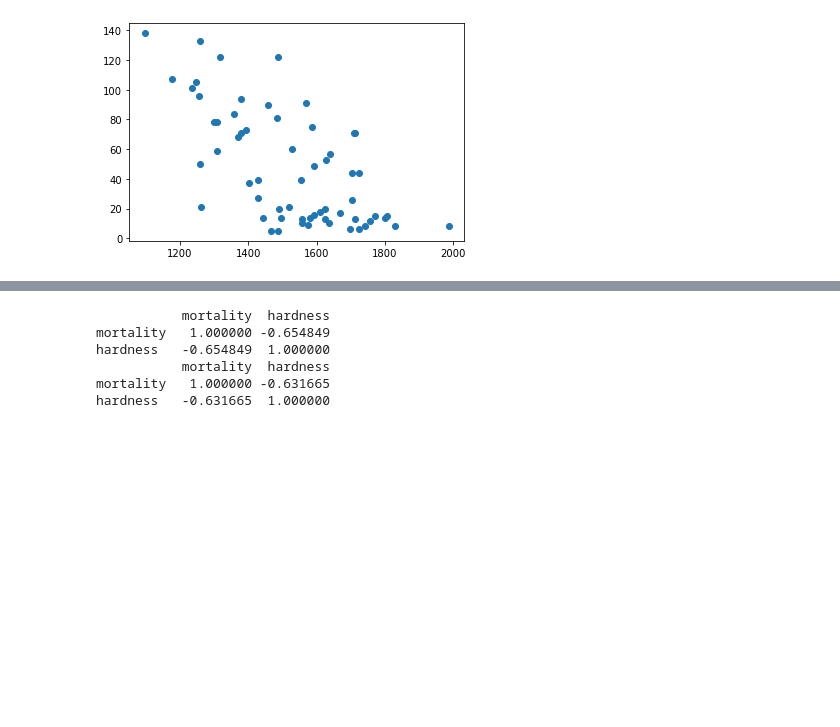
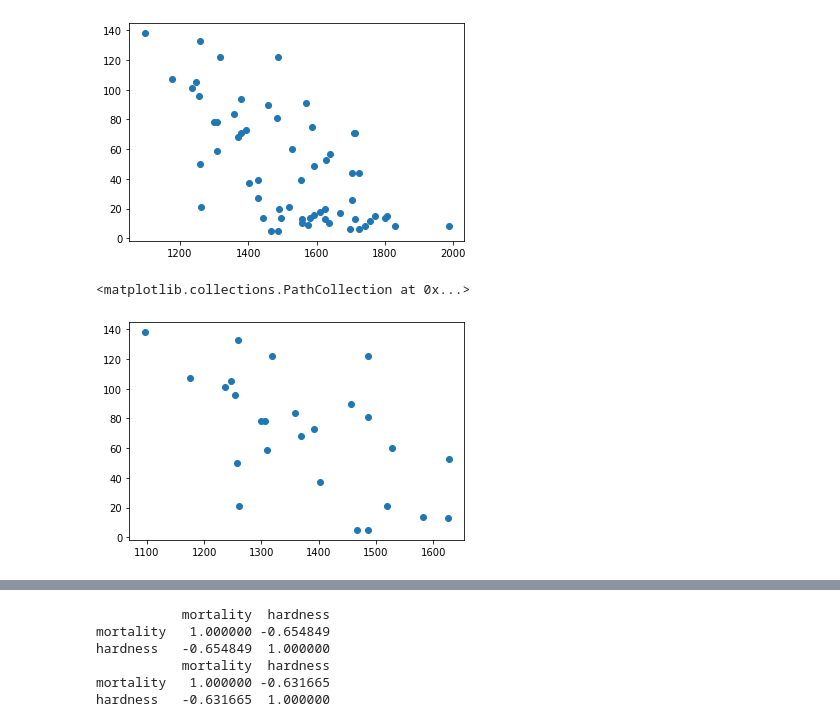
Before and after one commit to stanislavlesnovskij/homework, a Jupyter notebook: Директория для Юпитера/correlation.ipynb, the cells around one changed output, grey strips where cells are left out. Saved outputs shown, nothing was run; the diff lists cells and outputs as text; code cells hidden in the pictures; blank space fills up the shorter version.

```diff
--- a/Директория для Юпитера/correlation.ipynb
+++ b/Директория для Юпитера/correlation.ipynb
@@ -22,3 +22,8 @@ plt.scatter(data.mortality,data.hardness)
 # %% [output]
 <matplotlib.collections.PathCollection at 0x...>
 [figure]
+# %%
+plt.scatter(south.mortality,south.hardness)
+# %% [output]
+<matplotlib.collections.PathCollection at 0x...>
+[figure, added]
```
Also changed, not shown: parts of 35 cells of this notebook.
